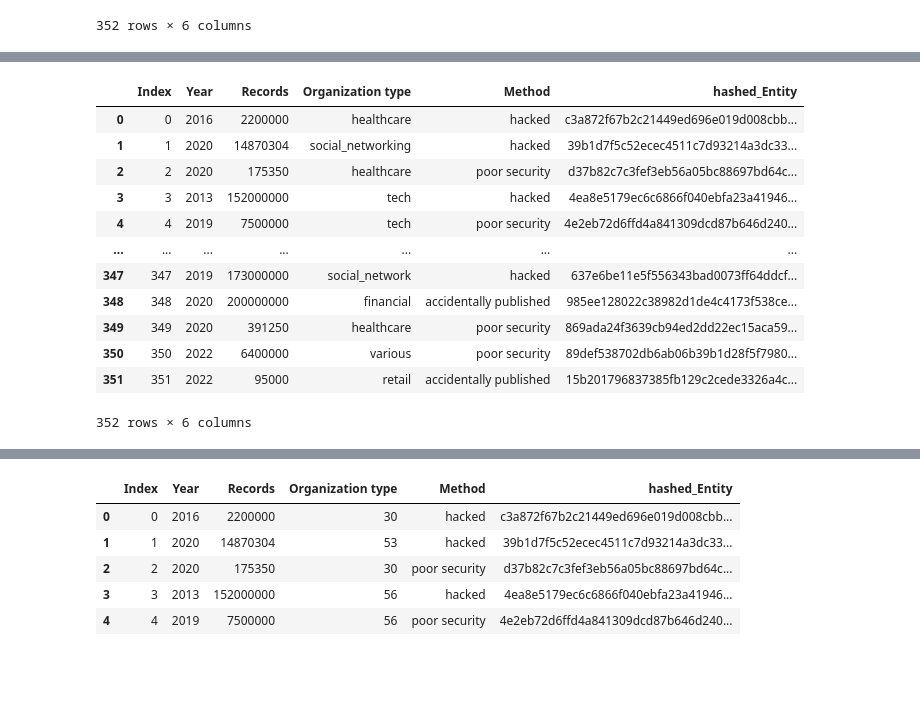
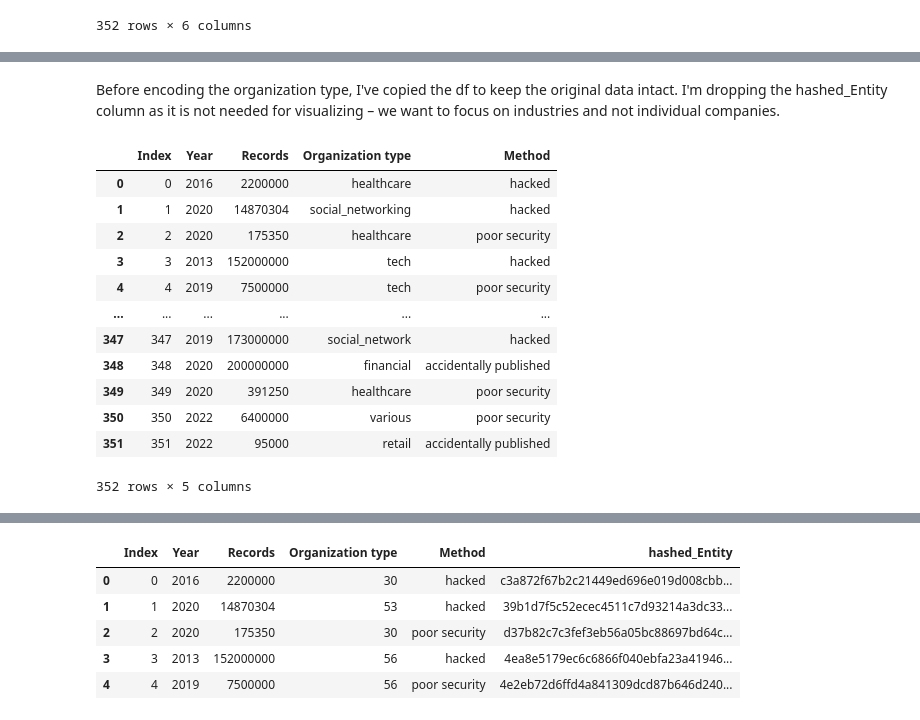
Before and after one commit to DeveloperMindset123/Accenture3A_Project, a Jupyter notebook: Accenture_3A.ipynb, the cells around one changed output, grey strips where cells are left out. Cells and saved outputs as stored; diff of their text form; code cells hidden in the pictures; blank space fills up the shorter version.

Commit message:
Data prep for visualization

```diff
--- a/Accenture_3A.ipynb
+++ b/Accenture_3A.ipynb
@@ -127,19 +141,24 @@ len(df_copy1['Organization type'].unique())   # in terms of organization type, t
 df_copy1['Organization type'] = df_copy1['Organization type'].str.replace(',', '_')  # replace the cases of ',' with '_'.
 df_copy1['Organization type'] = df_copy1['Organization type'].str.replace(' ', '_') # we also replace the cases of spacing with '_'.
 df_copy1['Organization type'] = df_copy1['Organization type'].str.replace('__', '_')  # replace all instances of __ with _
+# %% [markdown]
+Before encoding the organization type, I've copied the df to keep the original data intact. I'm dropping the hashed_Entity column as it is not needed for visualizing – we want to focus on industries and not individual companies.
 # %%
-df_copy1
+df_vis = df_copy1
+#drop the hashed entity column
+df_vis.drop(columns={'hashed_Entity'}, inplace=True)
+df_vis
 # %% [output]
-|  | Index | Year | Records | Organization type | Method | hashed_Entity |
-| 0 | 0 | 2016 | 2200000 | healthcare | hacked | c3a872f67b2c21449ed696e019d008cbb... |
-| 1 | 1 | 2020 | 14870304 | social_networking | hacked | 39b1d7f5c52ecec4511c7d93214a3dc33... |
-| 2 | 2 | 2020 | 175350 | healthcare | poor security | d37b82c7c3fef3eb56a05bc88697bd64c... |
-| 3 | 3 | 2013 | 152000000 | tech | hacked | 4ea8e5179ec6c6866f040ebfa23a41946... |
-| 4 | 4 | 2019 | 7500000 | tech | poor security | 4e2eb72d6ffd4a841309dcd87b646d240... |
-| ... | ... | ... | ... | ... | ... | ... |
-| 347 | 347 | 2019 | 173000000 | social_network | hacked | 637e6be11e5f556343bad0073ff64ddcf... |
-| 348 | 348 | 2020 | 200000000 | financial | accidentally published | 985ee128022c38982d1de4c4173f538ce... |
-| 349 | 349 | 2020 | 391250 | healthcare | poor security | 869ada24f3639cb94ed2dd22ec15aca59... |
-| 350 | 350 | 2022 | 6400000 | various | poor security | 89def538702db6ab06b39b1d28f5f7980... |
-| 351 | 351 | 2022 | 95000 | retail | accidentally published | 15b201796837385fb129c2cede3326a4c... |
+|  | Index | Year | Records | Organization type | Method |
+| 0 | 0 | 2016 | 2200000 | healthcare | hacked |
+| 1 | 1 | 2020 | 14870304 | social_networking | hacked |
+| 2 | 2 | 2020 | 175350 | healthcare | poor security |
+| 3 | 3 | 2013 | 152000000 | tech | hacked |
+| 4 | 4 | 2019 | 7500000 | tech | poor security |
+| ... | ... | ... | ... | ... | ... |
+| 347 | 347 | 2019 | 173000000 | social_network | hacked |
+| 348 | 348 | 2020 | 200000000 | financial | accidentally published |
+| 349 | 349 | 2020 | 391250 | healthcare | poor security |
+| 350 | 350 | 2022 | 6400000 | various | poor security |
+| 351 | 351 | 2022 | 95000 | retail | accidentally published |
-352 rows × 6 columns
+352 rows × 5 columns
```
Also changed, not shown: parts of 16 cells of this notebook.
